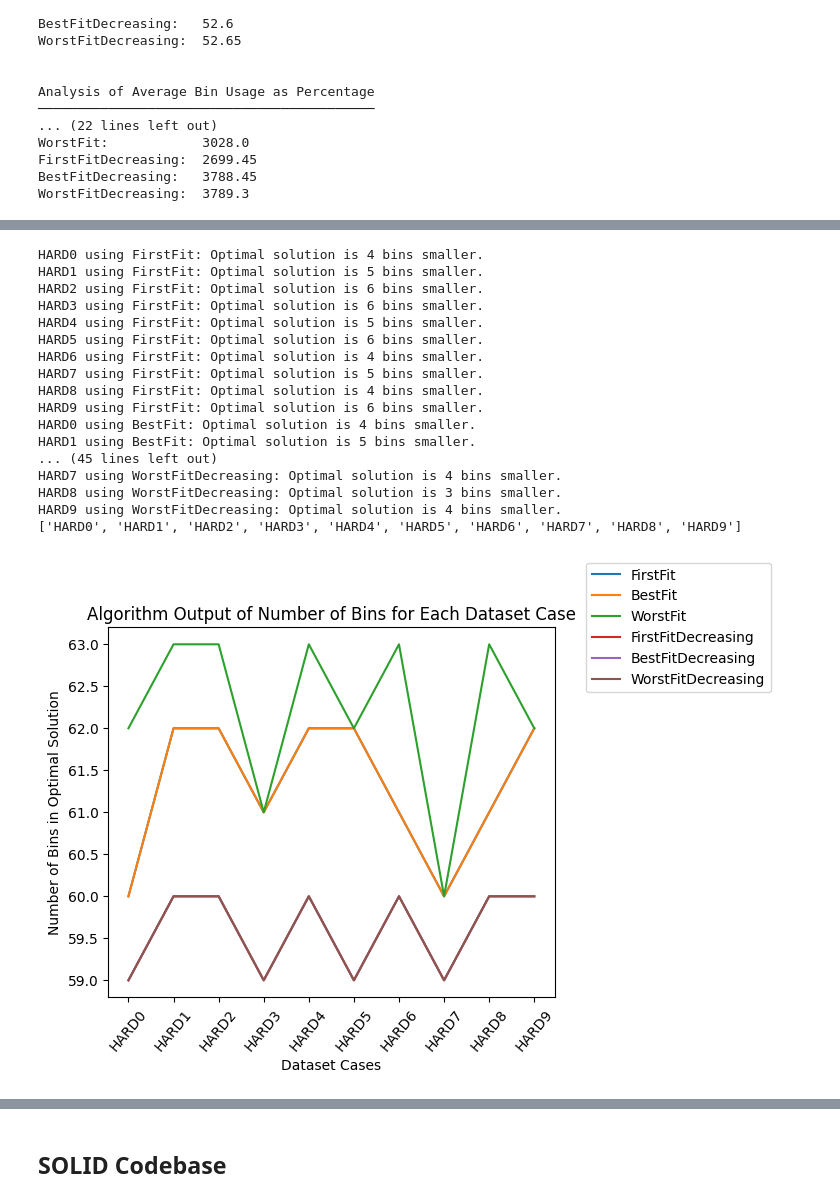
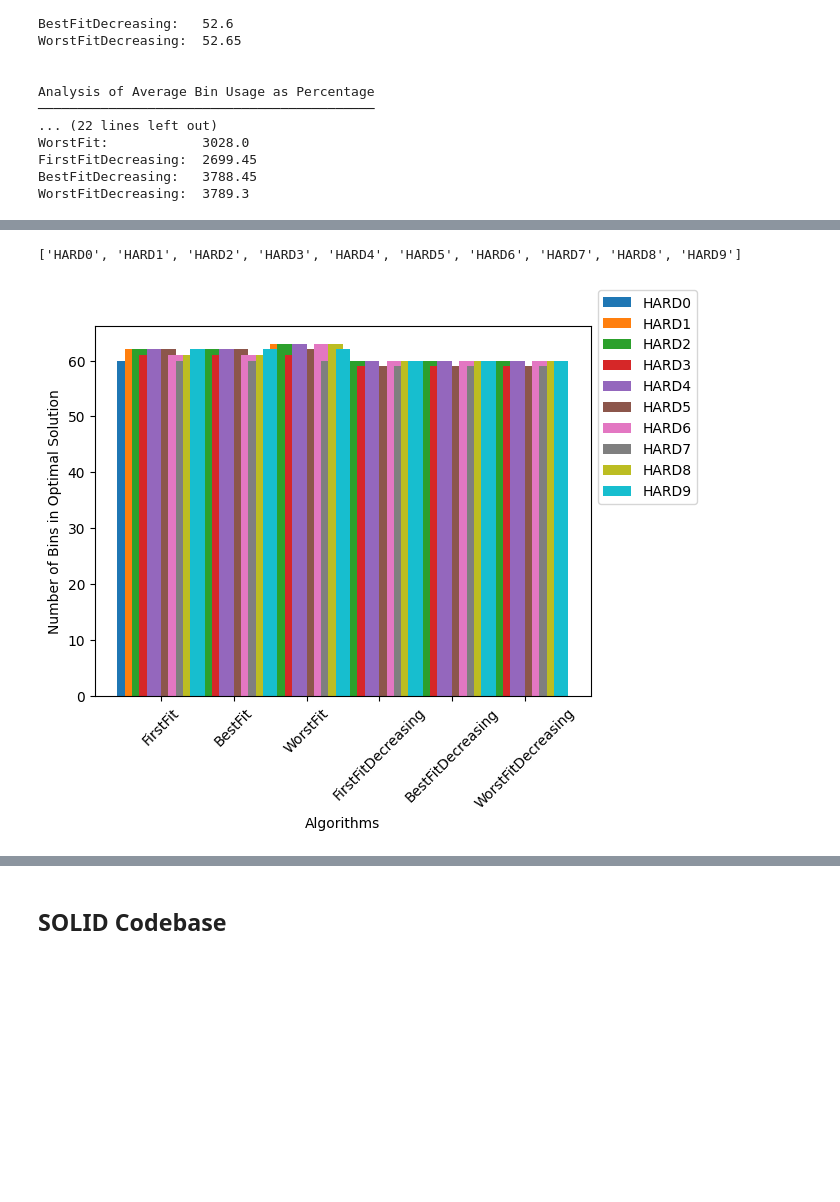
Before and after one commit to arvindshastri/binpacking, a Jupyter notebook: report.ipynb, the cells around one changed output, grey strips where cells are left out. Cells and saved outputs as stored; diff of their text form; code cells hidden in the pictures; blank space fills up the shorter version.

```diff
--- a/report.ipynb
+++ b/report.ipynb
@@ -166,32 +149,16 @@ plot.oraclePlot(plotList1, caseNameList)
 # %%
 reader = BinppReader
 dictionary = binppHardDict
 
-plotList2 = oracle.binNumber(listOfBinppHardCases, reader, algorithms, dictionary, True)
+plotList2 = oracle.binNumber(listOfBinppHardCases, reader, algorithms, dictionary, False)
 caseNameList2 = getListCaseNames(listOfBinppHardCases, reader)
 print(caseNameList2)
 
 plot2 = Plotter()
-plot2.oraclePlot(plotList2, caseNameList2)
+plot2.oraclePlot2(plotList2, caseNameList2)
 # %% [output]
-HARD0 using FirstFit: Optimal solution is 4 bins smaller.
-HARD1 using FirstFit: Optimal solution is 5 bins smaller.
-HARD2 using FirstFit: Optimal solution is 6 bins smaller.
-HARD3 using FirstFit: Optimal solution is 6 bins smaller.
-HARD4 using FirstFit: Optimal solution is 5 bins smaller.
-HARD5 using FirstFit: Optimal solution is 6 bins smaller.
-HARD6 using FirstFit: Optimal solution is 4 bins smaller.
-HARD7 using FirstFit: Optimal solution is 5 bins smaller.
-HARD8 using FirstFit: Optimal solution is 4 bins smaller.
-HARD9 using FirstFit: Optimal solution is 6 bins smaller.
-HARD0 using BestFit: Optimal solution is 4 bins smaller.
-HARD1 using BestFit: Optimal solution is 5 bins smaller.
-... (45 lines left out)
-HARD7 using WorstFitDecreasing: Optimal solution is 4 bins smaller.
-HARD8 using WorstFitDecreasing: Optimal solution is 3 bins smaller.
-HARD9 using WorstFitDecreasing: Optimal solution is 4 bins smaller.
 ['HARD0', 'HARD1', 'HARD2', 'HARD3', 'HARD4', 'HARD5', 'HARD6', 'HARD7', 'HARD8', 'HARD9']
-[figure, old version]
+[figure, new version]
 # %%
 reader = BinppReader
 dictionary = binppDict
```
Also changed, not shown: parts of 3 cells of this notebook, 1 other file.
